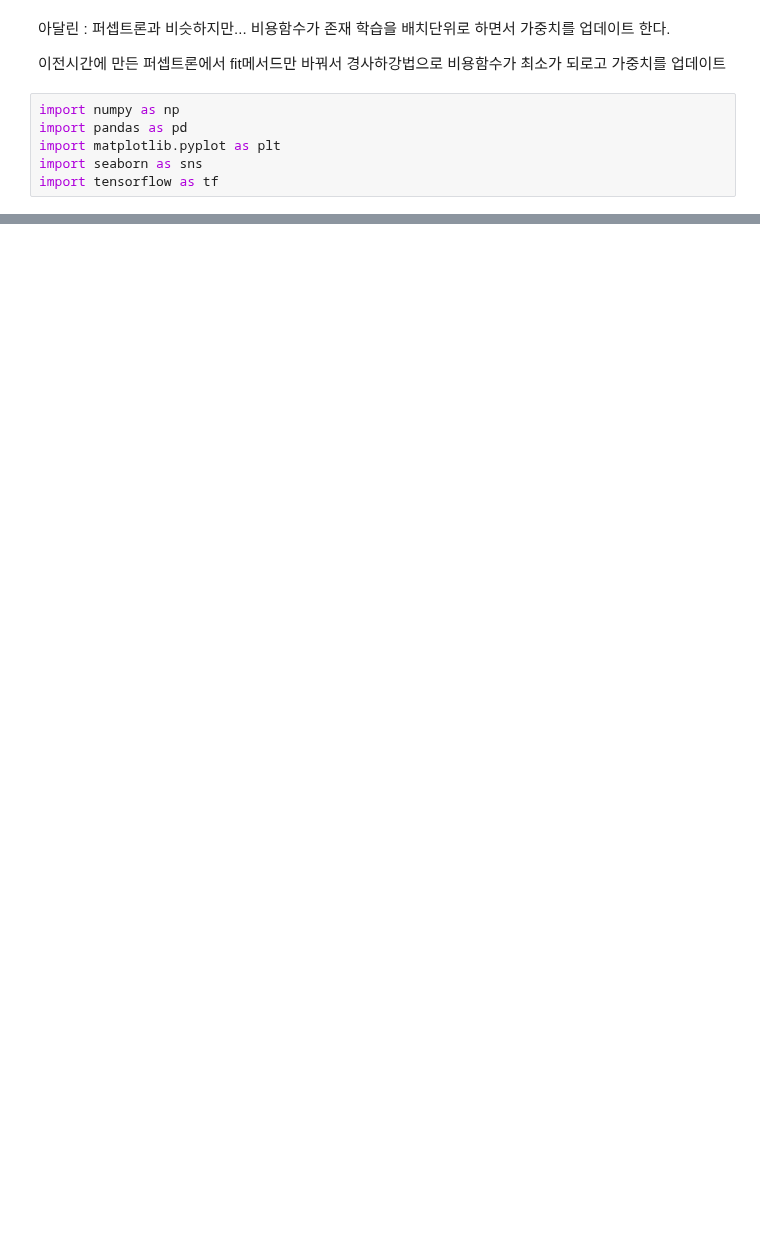
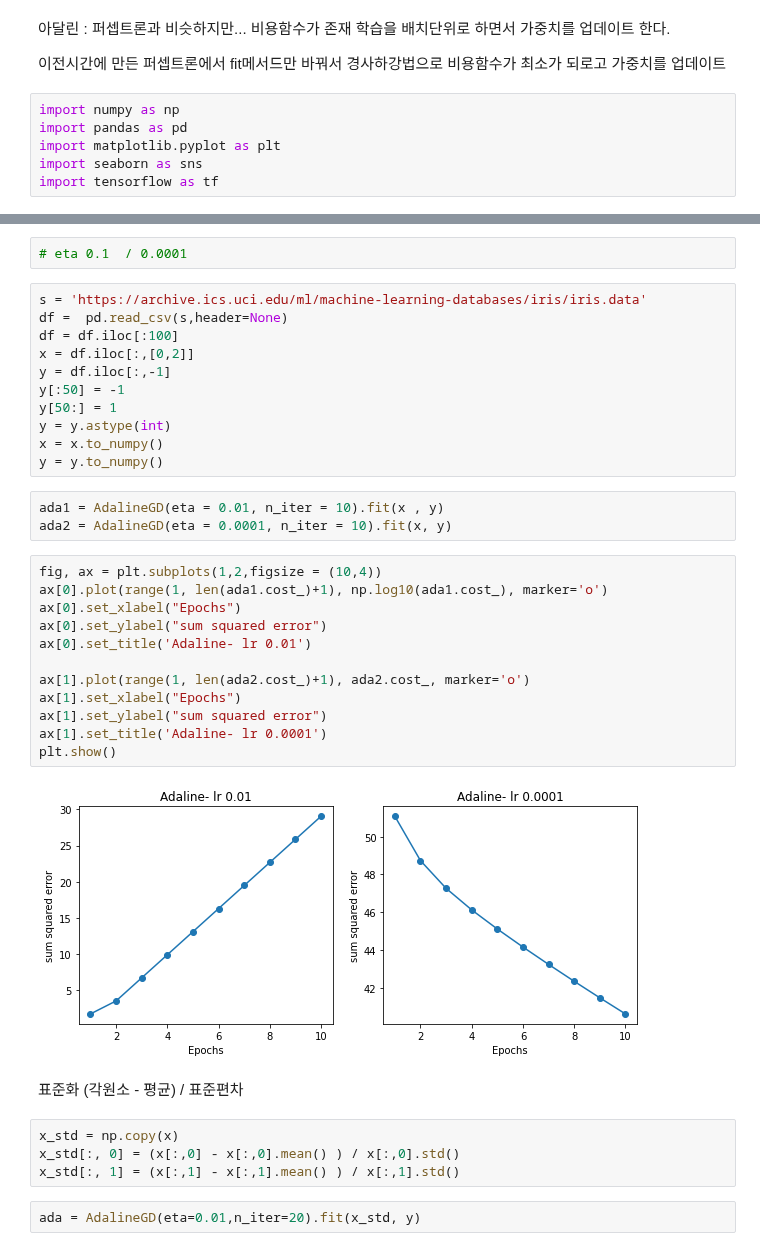
Before and after one commit to leekyuyoung20221226/python, a Jupyter notebook: 머신러닝_0307.ipynb, the cells around one changed output, grey strips where cells are left out. Drawn from its saved outputs; the diff is of its cells as text; blank space fills up the shorter version.

```diff
--- a/머신러닝_0307.ipynb
+++ b/머신러닝_0307.ipynb
@@ -34,0 +56,38 @@ class AdalineGD(object):
+# %%
+# eta 0.1  / 0.0001
+# %%
+s = 'https://archive.ics.uci.edu/ml/machine-learning-databases/iris/iris.data'
+df =  pd.read_csv(s,header=None)
+df = df.iloc[:100]
+x = df.iloc[:,[0,2]]
+y = df.iloc[:,-1]
+y[:50] = -1
+y[50:] = 1
+y = y.astype(int)
+x = x.to_numpy()
+y = y.to_numpy()
+# %%
+ada1 = AdalineGD(eta = 0.01, n_iter = 10).fit(x , y)
+ada2 = AdalineGD(eta = 0.0001, n_iter = 10).fit(x, y)
+# %%
+fig, ax = plt.subplots(1,2,figsize = (10,4))
+ax[0].plot(range(1, len(ada1.cost_)+1), np.log10(ada1.cost_), marker='o')
+ax[0].set_xlabel("Epochs")
+ax[0].set_ylabel("sum squared error")
+ax[0].set_title('Adaline- lr 0.01')
+
+ax[1].plot(range(1, len(ada2.cost_)+1), ada2.cost_, marker='o')
+ax[1].set_xlabel("Epochs")
+ax[1].set_ylabel("sum squared error")
+ax[1].set_title('Adaline- lr 0.0001')
+plt.show()
+# %% [output]
+[figure, added]
+# %% [markdown]
+표준화  (각원소 - 평균) / 표준편차
+# %%
+x_std = np.copy(x)
+x_std[:, 0] = (x[:,0] - x[:,0].mean() ) / x[:,0].std()
+x_std[:, 1] = (x[:,1] - x[:,1].mean() ) / x[:,1].std()
+# %%
+ada = AdalineGD(eta=0.01,n_iter=20).fit(x_std, y)
```
Also changed, not shown: parts of 2 cells of this notebook.
